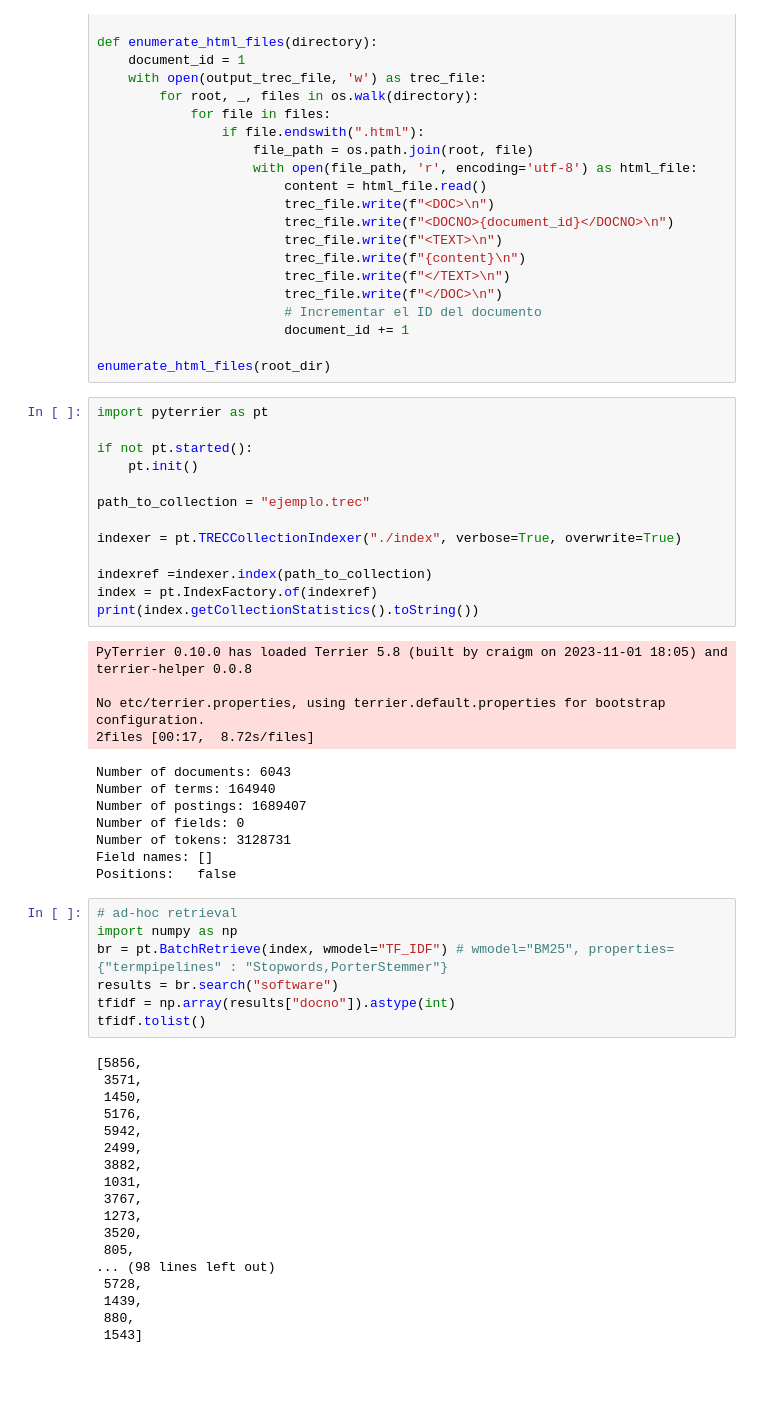
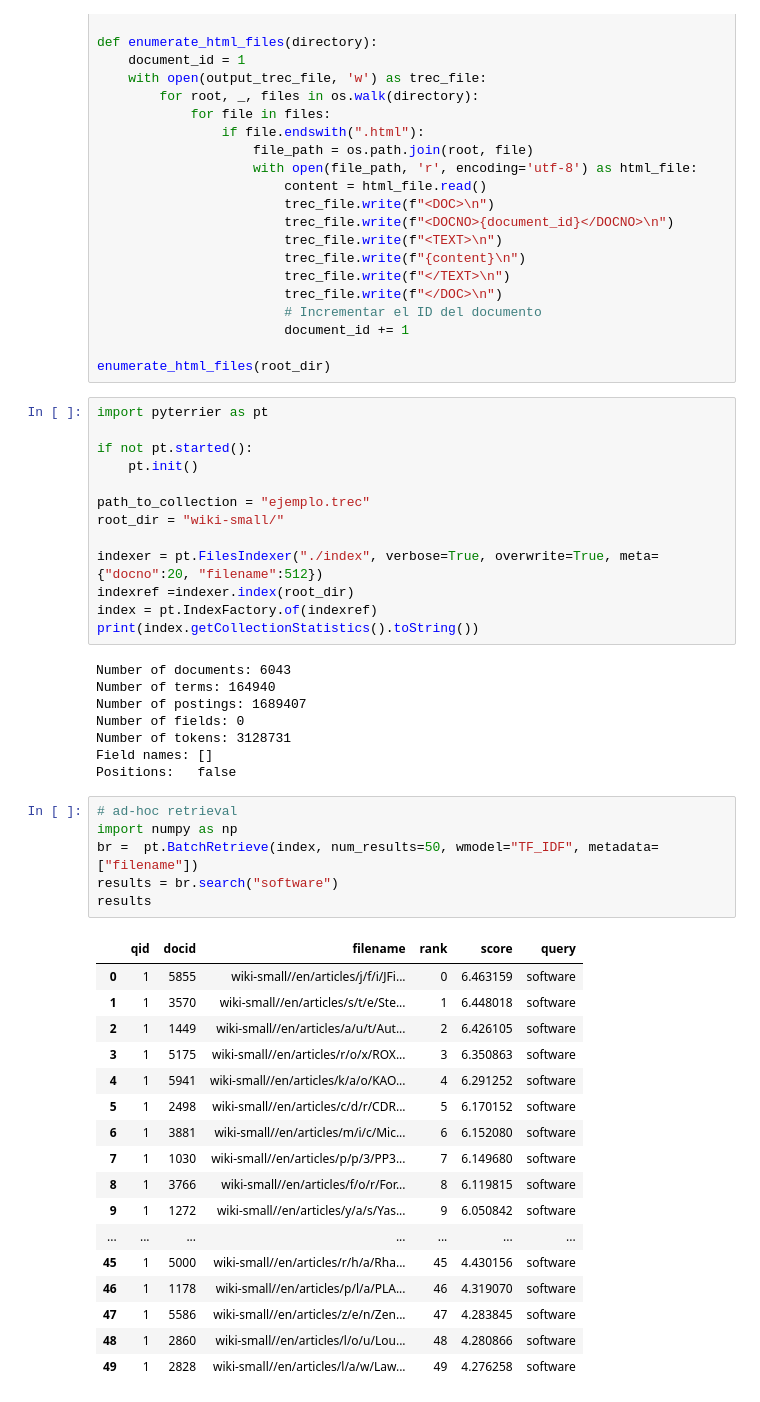
Before and after one commit to FranZoia6/RI, a Jupyter notebook: TP2/P5/P5.ipynb, the cells around one changed output. Cells and saved outputs as stored; diff of their text form; blank space fills up the shorter version.

Commit message:
Ranking de documentos

```diff
--- a/TP2/P5/P5.ipynb
+++ b/TP2/P5/P5.ipynb
@@ -31,46 +31,41 @@ if not pt.started():
     pt.init()
 
 path_to_collection = "ejemplo.trec"
+root_dir = "wiki-small/"
 
-indexer = pt.TRECCollectionIndexer("./index", verbose=True, overwrite=True)
-
-indexref =indexer.index(path_to_collection)
+indexer = pt.FilesIndexer("./index", verbose=True, overwrite=True, meta={"docno":20, "filename":512})
+indexref =indexer.index(root_dir)
 index = pt.IndexFactory.of(indexref)
 print(index.getCollectionStatistics().toString())
 # %% [output]
-PyTerrier 0.10.0 has loaded Terrier 5.8 (built by craigm on 2023-11-01 18:05) and terrier-helper 0.0.8
-
-No etc/terrier.properties, using terrier.default.properties for bootstrap configuration.
-2files [00:17,  8.72s/files]
+Number of documents: 6043
+Number of terms: 164940
+Number of postings: 1689407
+Number of fields: 0
+Number of tokens: 3128731
+Field names: []
+Positions:   false
-Number of documents: 6043
-Number of terms: 164940
-Number of postings: 1689407
-Number of fields: 0
-Number of tokens: 3128731
-Field names: []
-Positions:   false
 # %%
 # ad-hoc retrieval
 import numpy as np
-br = pt.BatchRetrieve(index, wmodel="TF_IDF") # wmodel="BM25", properties={"termpipelines" : "Stopwords,PorterStemmer"}
+br =  pt.BatchRetrieve(index, num_results=50, wmodel="TF_IDF", metadata=["filename"])
 results = br.search("software")
-tfidf = np.array(results["docno"]).astype(int)
-tfidf.tolist()
+results
 # %% [output]
-[5856,
- 3571,
- 1450,
- 5176,
- 5942,
- 2499,
- 3882,
- 1031,
- 3767,
- 1273,
- 3520,
- 805,
-... (98 lines left out)
- 5728,
- 1439,
- 880,
- 1543]
+|  | qid | docid | filename | rank | score | query |
+| 0 | 1 | 5855 | wiki-small//en/articles/j/f/i/JFi... | 0 | 6.463159 | software |
+| 1 | 1 | 3570 | wiki-small//en/articles/s/t/e/Ste... | 1 | 6.448018 | software |
+| 2 | 1 | 1449 | wiki-small//en/articles/a/u/t/Aut... | 2 | 6.426105 | software |
+| 3 | 1 | 5175 | wiki-small//en/articles/r/o/x/ROX... | 3 | 6.350863 | software |
+| 4 | 1 | 5941 | wiki-small//en/articles/k/a/o/KAO... | 4 | 6.291252 | software |
+| 5 | 1 | 2498 | wiki-small//en/articles/c/d/r/CDR... | 5 | 6.170152 | software |
+| 6 | 1 | 3881 | wiki-small//en/articles/m/i/c/Mic... | 6 | 6.152080 | software |
+| 7 | 1 | 1030 | wiki-small//en/articles/p/p/3/PP3... | 7 | 6.149680 | software |
+| 8 | 1 | 3766 | wiki-small//en/articles/f/o/r/For... | 8 | 6.119815 | software |
+| 9 | 1 | 1272 | wiki-small//en/articles/y/a/s/Yas... | 9 | 6.050842 | software |
+| ... | ... | ... | ... | ... | ... | ... |
+| 45 | 1 | 5000 | wiki-small//en/articles/r/h/a/Rha... | 45 | 4.430156 | software |
+| 46 | 1 | 1178 | wiki-small//en/articles/p/l/a/PLA... | 46 | 4.319070 | software |
+| 47 | 1 | 5586 | wiki-small//en/articles/z/e/n/Zen... | 47 | 4.283845 | software |
+| 48 | 1 | 2860 | wiki-small//en/articles/l/o/u/Lou... | 48 | 4.280866 | software |
+| 49 | 1 | 2828 | wiki-small//en/articles/l/a/w/Law... | 49 | 4.276258 | software |
```
Also changed, not shown: parts of 4 cells of this notebook, 1 other file.
